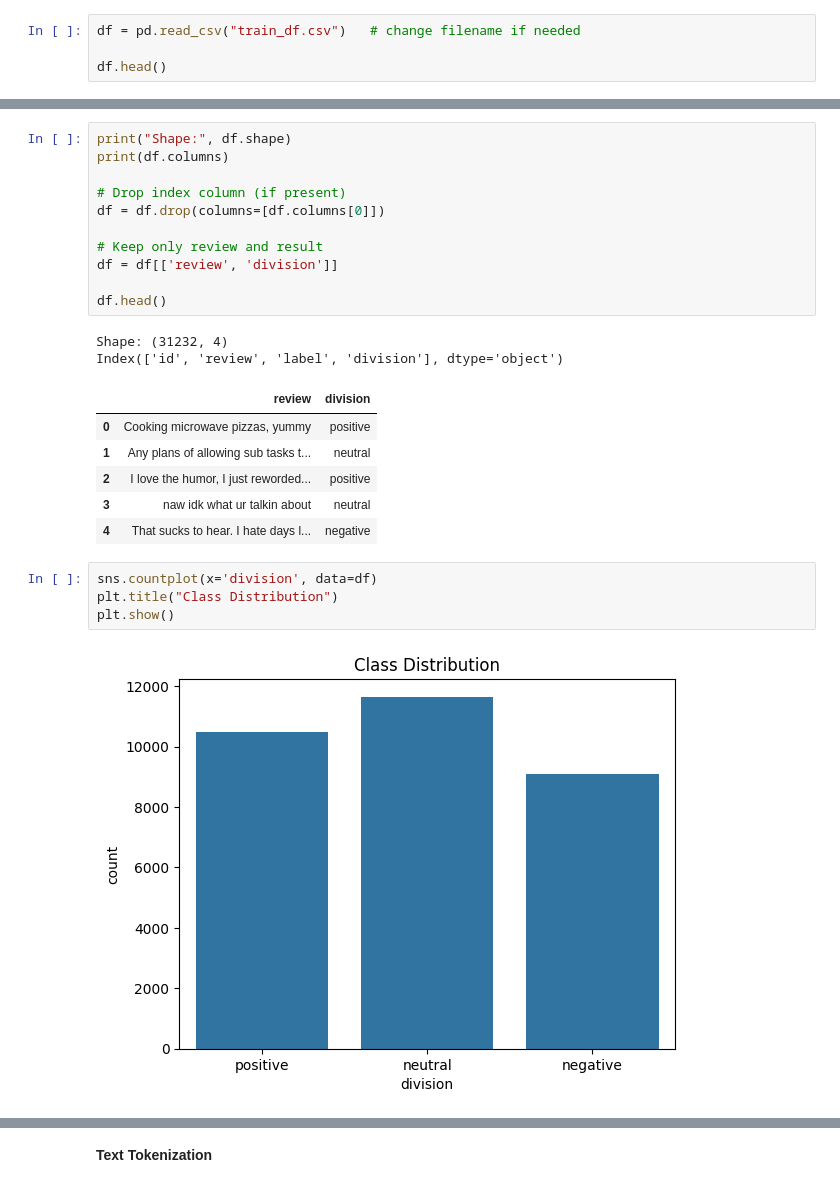
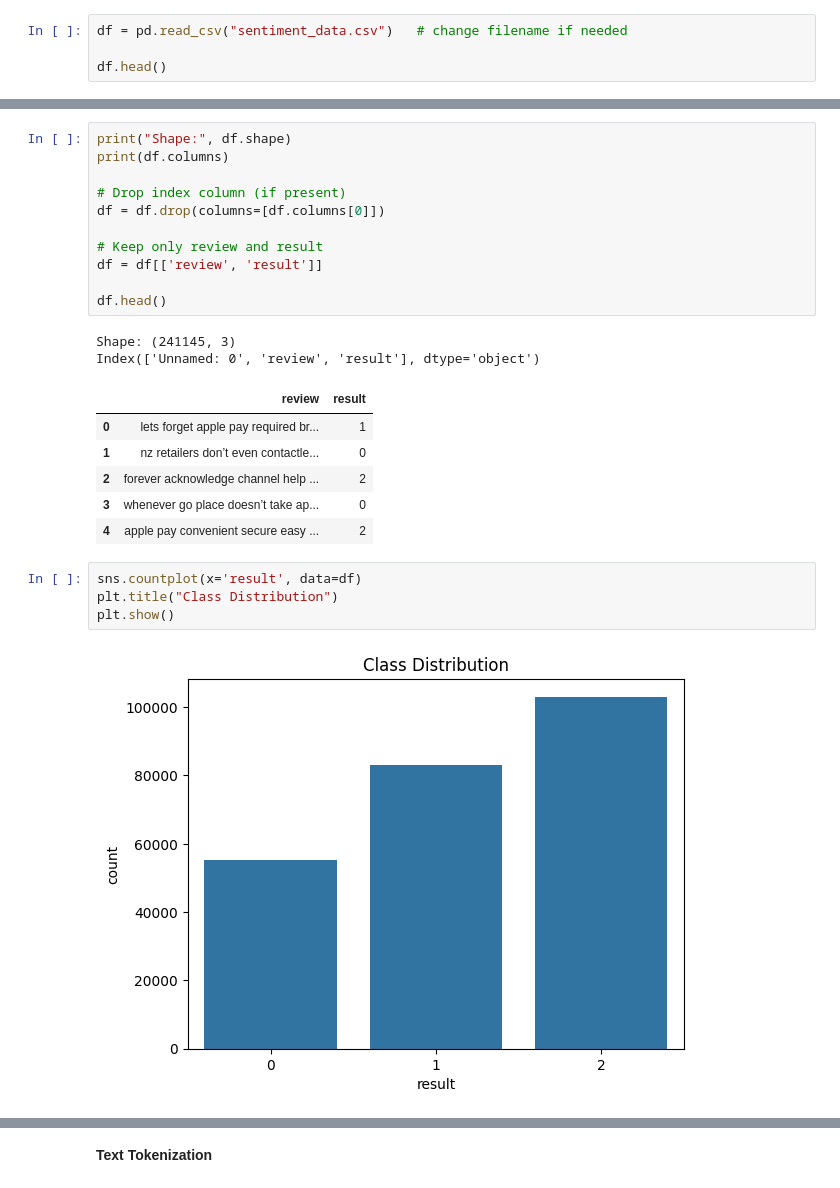
Before and after one commit to SACHIN-S-2004/Sentiment-Analysis-using-ANN, a Jupyter notebook: Sentiment-Analysis.ipynb, the cells around one changed output, grey strips where cells are left out. Cells and saved outputs as stored; diff of their text form.

```diff
--- a/Sentiment-Analysis.ipynb
+++ b/Sentiment-Analysis.ipynb
@@ -20,7 +19,7 @@ from tensorflow.keras.optimizers import Adam
 # Evaluation
 from sklearn.metrics import classification_report, confusion_matrix
 # %%
-df = pd.read_csv("train_df.csv")   # change filename if needed
+df = pd.read_csv("sentiment_data.csv")   # change filename if needed
 
 df.head()
 # %% [output]
@@ -38,21 +37,21 @@ print(df.columns)
 df = df.drop(columns=[df.columns[0]])
 
 # Keep only review and result
-df = df[['review', 'division']]
+df = df[['review', 'result']]
 
 df.head()
 # %% [output]
-Shape: (31232, 4)
-Index(['id', 'review', 'label', 'division'], dtype='object')
+Shape: (241145, 3)
+Index(['Unnamed: 0', 'review', 'result'], dtype='object')
-|  | review | division |
-| 0 | Cooking microwave pizzas, yummy | positive |
-| 1 | Any plans of allowing sub tasks t... | neutral |
-| 2 | I love the humor, I just reworded... | positive |
-| 3 | naw idk what ur talkin about | neutral |
-| 4 | That sucks to hear. I hate days l... | negative |
+|  | review | result |
+| 0 | lets forget apple pay required br... | 1 |
+| 1 | nz retailers don’t even contactle... | 0 |
+| 2 | forever acknowledge channel help ... | 2 |
+| 3 | whenever go place doesn’t take ap... | 0 |
+| 4 | apple pay convenient secure easy ... | 2 |
 # %%
-sns.countplot(x='division', data=df)
+sns.countplot(x='result', data=df)
 plt.title("Class Distribution")
 plt.show()
 # %% [output]
-[figure, old version]
+[figure, new version]
```
Also changed, not shown: parts of 13 cells of this notebook, 1 other file.
